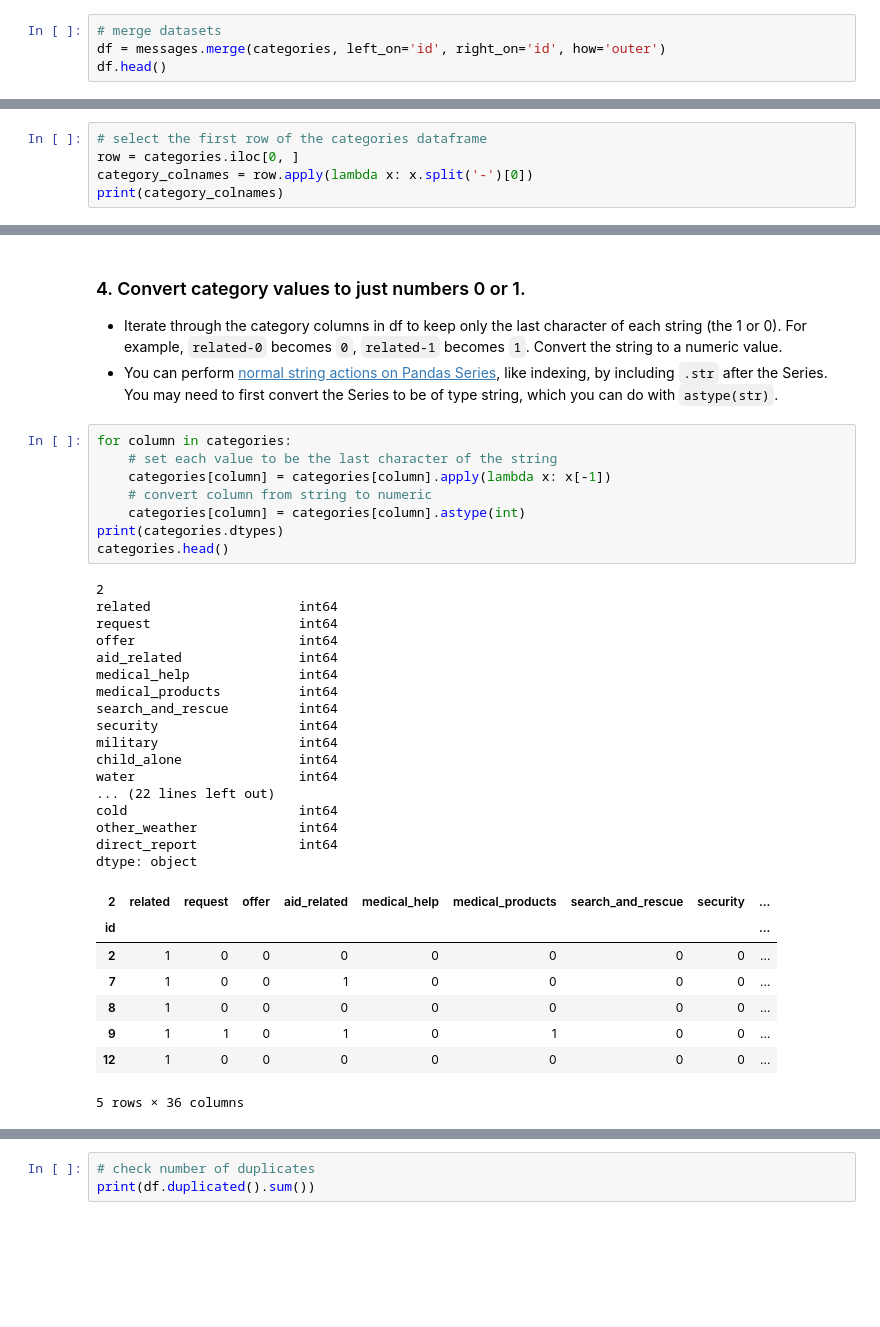
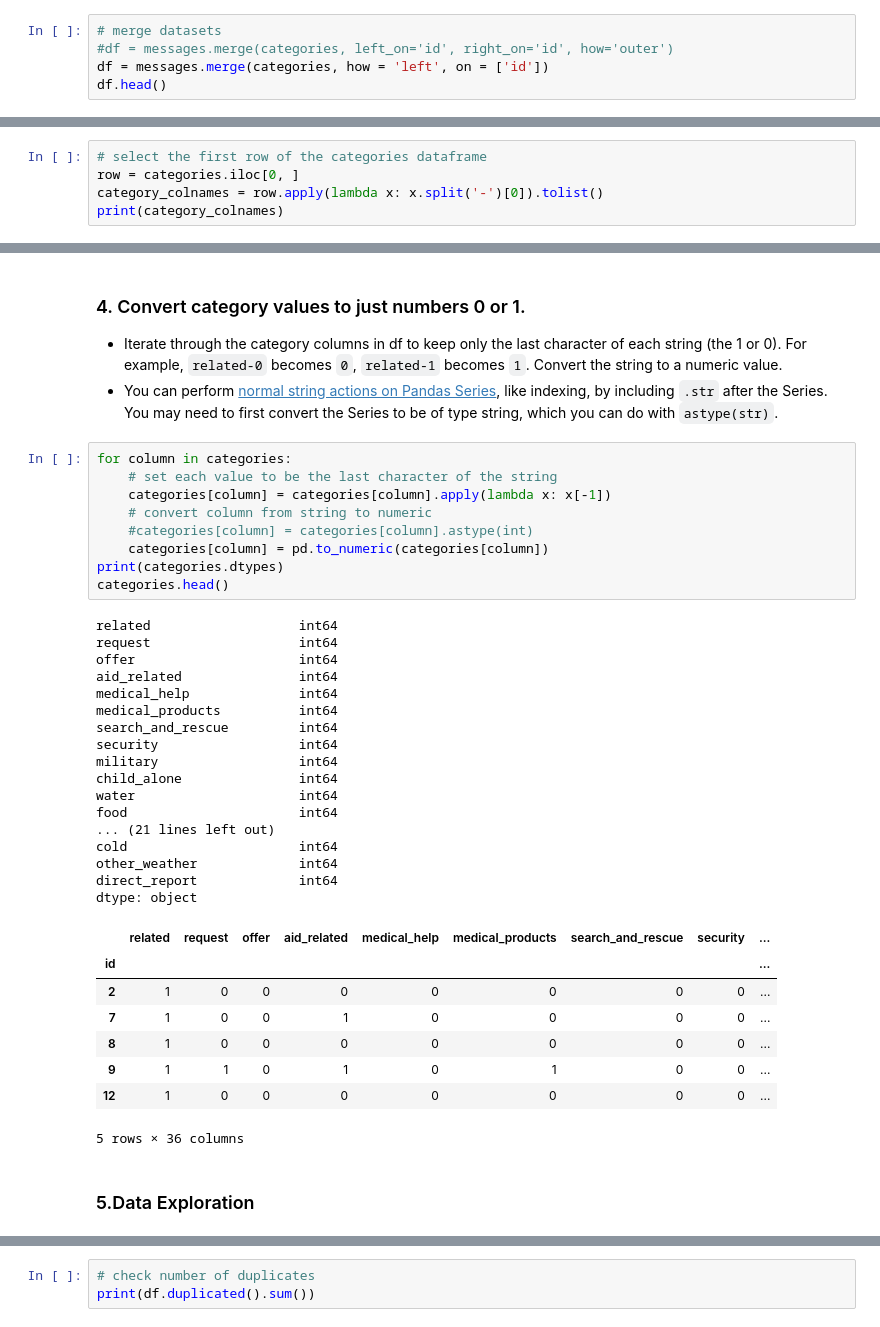
Before and after one commit to kissingurami/my_notebooks, a Jupyter notebook: 4.0-Udacity-Data-Science/4.0_Data_Engineering/4.3-Project-Disaster_message_classification/1.ETL Pipeline Preparation.ipynb, the cells around one changed output, grey strips where cells are left out. Cells and saved outputs as stored; diff of their text form; blank space fills up the shorter version.

```diff
--- a/4.0-Udacity-Data-Science/4.0_Data_Engineering/4.3-Project-Disaster_message_classification/1.ETL Pipeline Preparation.ipynb
+++ b/4.0-Udacity-Data-Science/4.0_Data_Engineering/4.3-Project-Disaster_message_classification/1.ETL Pipeline Preparation.ipynb
@@ -48,7 +48,8 @@ categories.head()
 - Assign this combined dataset to `df`, which will be cleaned in the following steps
 # %%
 # merge datasets
-df = messages.merge(categories, left_on='id', right_on='id', how='outer')
+#df = messages.merge(categories, left_on='id', right_on='id', how='outer')
+df = messages.merge(categories, how = 'left', on = ['id'])
 df.head()
 # %% [output]
 |  | message | original | genre | categories |
@@ -79,6 +80,6 @@ categories.head()
 # %%
 # select the first row of the categories dataframe
 row = categories.iloc[0, ]
-category_colnames = row.apply(lambda x: x.split('-')[0])
+category_colnames = row.apply(lambda x: x.split('-')[0]).tolist()
 print(category_colnames)
 # %% [output]
@@ -119,30 +104,31 @@ categories.head()
 # %%
 for column in categories:
     # set each value to be the last character of the string
     categories[column] = categories[column].apply(lambda x: x[-1])
     # convert column from string to numeric
-    categories[column] = categories[column].astype(int)
+    #categories[column] = categories[column].astype(int)
+    categories[column] = pd.to_numeric(categories[column])
 print(categories.dtypes)
 categories.head()
 # %% [output]
-2
 related                   int64
 request                   int64
 offer                     int64
 aid_related               int64
 medical_help              int64
 medical_products          int64
 search_and_rescue         int64
 security                  int64
 military                  int64
 child_alone               int64
 water                     int64
-... (22 lines left out)
+food                      int64
+... (21 lines left out)
 cold                      int64
 other_weather             int64
 direct_report             int64
 dtype: object
-| 2 | related | request | offer | aid_related | medical_help | medical_products | search_and_rescue | security | ... |
+|  | related | request | offer | aid_related | medical_help | medical_products | search_and_rescue | security | ... |
 | id |  |  |  |  |  |  |  |  | ... |
 | 2 | 1 | 0 | 0 | 0 | 0 | 0 | 0 | 0 | ... |
 | 7 | 1 | 0 | 0 | 1 | 0 | 0 | 0 | 0 | ... |
@@ -150,3 +136,5 @@ dtype: object
 | 9 | 1 | 1 | 0 | 1 | 0 | 1 | 0 | 0 | ... |
 | 12 | 1 | 0 | 0 | 0 | 0 | 0 | 0 | 0 | ... |
 5 rows × 36 columns
+# %% [markdown]
+### 5.Data Exploration
```
Also changed, not shown: parts of 18 cells of this notebook, 2 other files.
